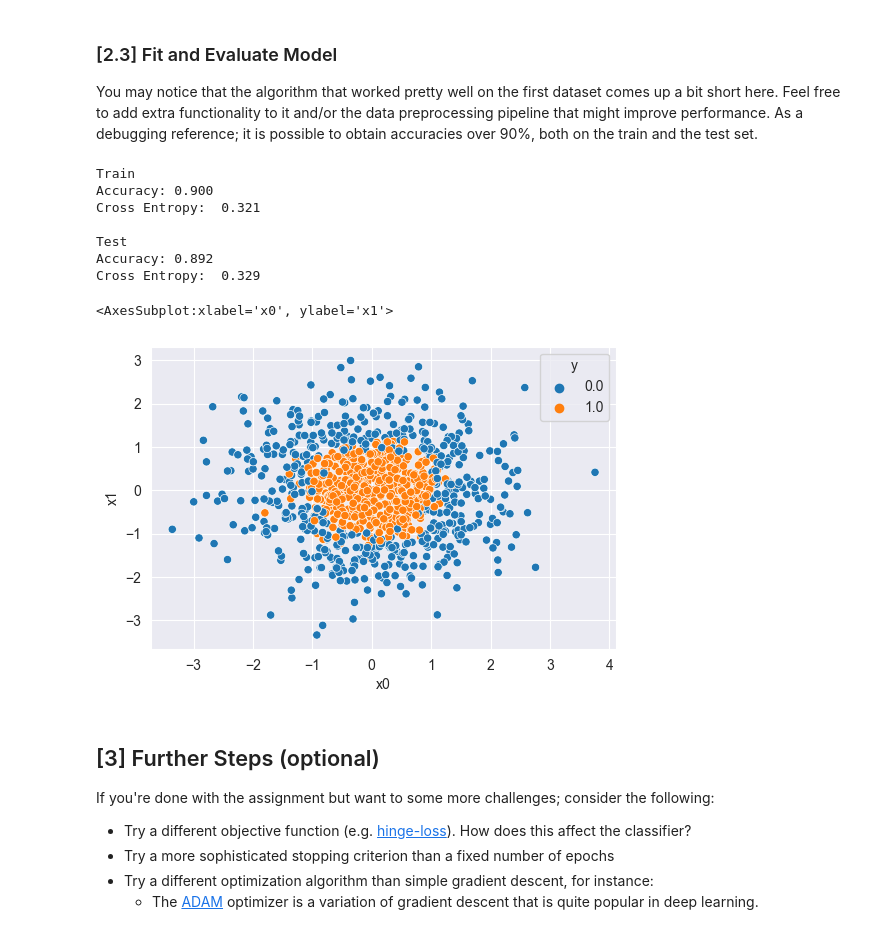
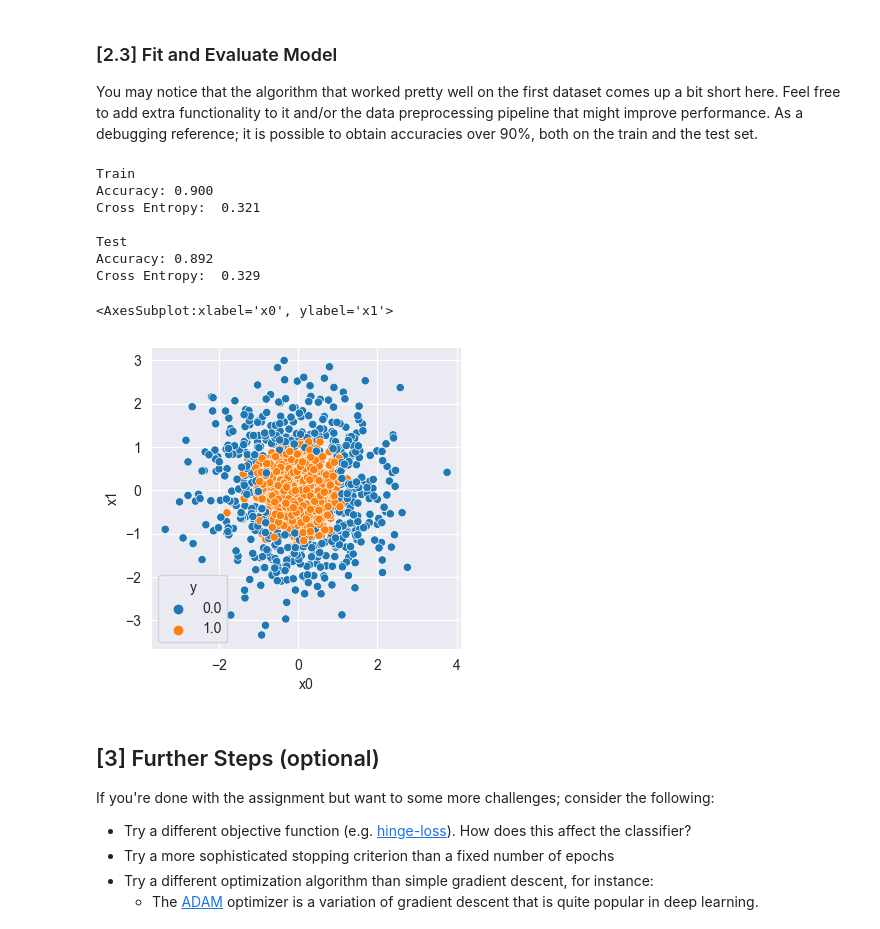
Before and after one commit to StefanTomic-NTNU/machinelearning, a Jupyter notebook: logistic_regression/experiment.ipynb, the cells around one changed output. Drawn from its saved outputs; the diff is of its cells as text; code cells hidden in the pictures.

```diff
--- a/logistic_regression/experiment.ipynb
+++ b/logistic_regression/experiment.ipynb
@@ -154,33 +154,33 @@ X_test, y_test = data_2_test[['x0', 'x1']], data_2_test['y']
 You may notice that the algorithm that worked pretty well on the first dataset comes up a bit short here. Feel free to add extra functionality to it and/or the data preprocessing pipeline that might improve performance. As a debugging reference; it is possible to obtain accuracies over 90%, both on the train and the test set.
 # %%
 # Fit model (TO TRAIN SET ONLY)
-model_2 = lr.LogisticRegression(circle=True, alpha=0.75)  # <--- Feel free to add hyperparameters
+model_2 = lr.LogisticRegression(circle=True, alpha=1)  # <--- Feel free to add hyperparameters
 model_2.fit(X_train, y_train)
 
 # Calculate accuracy and cross entropy for insample predictions
 y_pred_train = model_2.predict(X_train)
 print('Train')
 print(f'Accuracy: {lr.binary_accuracy(y_true=y_train, y_pred=y_pred_train, threshold=0.5) :.3f}')
 print(f'Cross Entropy:  {lr.binary_cross_entropy(y_true=y_train, y_pred=y_pred_train) :.3f}')
 
 # Calculate accuracy and cross entropy for out-of-sample predictions
 y_pred_test = model_2.predict(X_test)
 print('\nTest')
 print(f'Accuracy: {lr.binary_accuracy(y_true=y_test, y_pred=y_pred_test, threshold=0.5) :.3f}')
 print(f'Cross Entropy:  {lr.binary_cross_entropy(y_true=y_test, y_pred=y_pred_test) :.3f}')
 
-_, ax = plt.subplots(dpi=100)
+_, ax = plt.subplots(figsize=(4, 4), dpi=100)
 sns.scatterplot(x='x0', y='x1', hue='y', ax=ax, data=data_2)
 # %% [output]
 Train
 Accuracy: 0.900
 Cross Entropy:  0.321
 
 Test
 Accuracy: 0.892
 Cross Entropy:  0.329
 <AxesSubplot:xlabel='x0', ylabel='x1'>
-[figure, old version]
+[figure, new version]
 # %% [markdown]
 ## [3] Further Steps (optional)
 
```
Also changed, not shown: 3 other files.
